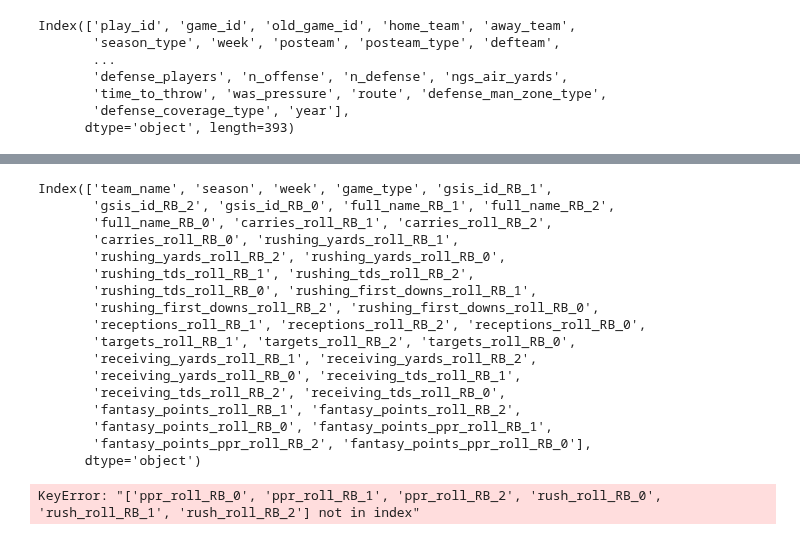
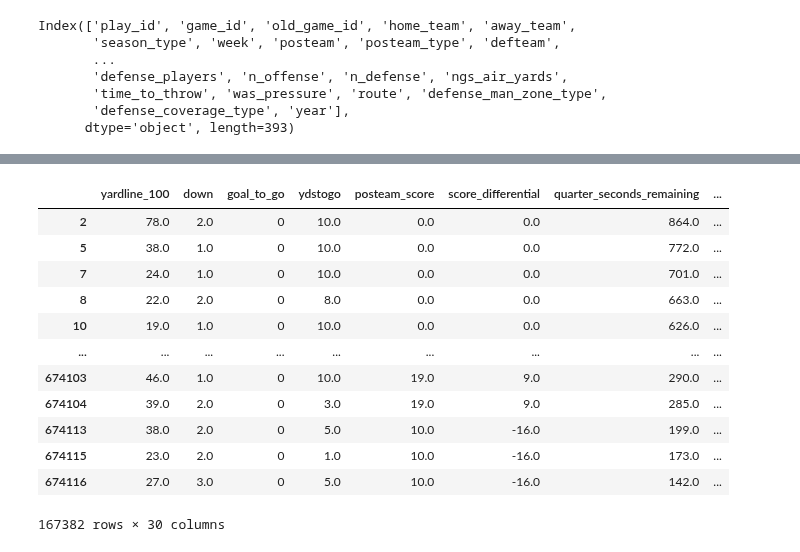
Before and after one commit to sharedw/NFL_sim, a Jupyter notebook: create_models.ipynb, the cells around one changed output, grey strips where cells are left out. Saved outputs shown, nothing was run; the diff lists cells and outputs as text; code cells hidden in the pictures.

```diff
--- a/create_models.ipynb
+++ b/create_models.ipynb
@@ -125,57 +99,62 @@ receiver_cols = ([x for x in team_receiver_stats.columns if 'ception' in x] +
 # %%
-team_rb_cols = 'carries_roll_RB_1', 'carries_roll_RB_2',
-       'carries_roll_RB_0', 'rushing_yards_roll_RB_1',
-       'rushing_yards_roll_RB_2', 'rushing_yards_roll_RB_0',
-       'rushing_tds_roll_RB_1', 'rushing_tds_roll_RB_2',
-       'rushing_tds_roll_RB_0', 'rushing_first_downs_roll_RB_1',
-       'rushing_first_downs_roll_RB_2', 'rushing_first_downs_roll_RB_0',
-       'receptions_roll_RB_1', 'receptions_roll_RB_2', 'receptions_roll_RB_0',
-       'targets_roll_RB_1', 'targets_roll_RB_2', 'targets_roll_RB_0',
-       'receiving_yards_roll_RB_1', 'receiving_yards_roll_RB_2',
-       'receiving_yards_roll_RB_0', 'receiving_tds_roll_RB_1',
-       'receiving_tds_roll_RB_2', 'receiving_tds_roll_RB_0',
-       'fantasy_points_roll_RB_1', 'fantasy_points_roll_RB_2',
-       'fantasy_points_roll_RB_0', 'fantasy_points_ppr_roll_RB_1',
-       'fantasy_points_ppr_roll_RB_2', 'fantasy_points_ppr_roll_RB_0']
-rusher_stats = ["ppr_roll", "rush_roll"]
+team_rb_cols = ['carries_roll_RB_1',
+ 'carries_roll_RB_2',
+ 'carries_roll_RB_0',
+ 'rushing_yards_roll_RB_1',
+ 'rushing_yards_roll_RB_2',
+ 'rushing_yards_roll_RB_0',
+ #'rushing_tds_roll_RB_1',
+ #'rushing_tds_roll_RB_2',
+ #'rushing_tds_roll_RB_0',
+ 'rushing_first_downs_roll_RB_1',
+ 'rushing_first_downs_roll_RB_2',
+ 'rushing_first_downs_roll_RB_0',
+ 'fantasy_points_roll_RB_1',
+ 'fantasy_points_roll_RB_2',
+ 'fantasy_points_roll_RB_0',
+ 'fantasy_points_ppr_roll_RB_1',
+ 'fantasy_points_ppr_roll_RB_2',
+ 'fantasy_points_ppr_roll_RB_0',
+ 'last_rusher_drive',
+ 'last_rusher_team']
 # %%
 def get_rusher_number(row):
     for i in range(3):
         if row[f"gsis_id_RB_{i}"] == row["rusher_id"]:
             return i
     return None
-# %%
-team_rb_stats.columns
-# %% [output]
-Index(['team_name', 'season', 'week', 'game_type', 'gsis_id_RB_1',
-       'gsis_id_RB_2', 'gsis_id_RB_0', 'full_name_RB_1', 'full_name_RB_2',
-       'full_name_RB_0', 'carries_roll_RB_1', 'carries_roll_RB_2',
-       'carries_roll_RB_0', 'rushing_yards_roll_RB_1',
-       'rushing_yards_roll_RB_2', 'rushing_yards_roll_RB_0',
-       'rushing_tds_roll_RB_1', 'rushing_tds_roll_RB_2',
-       'rushing_tds_roll_RB_0', 'rushing_first_downs_roll_RB_1',
-       'rushing_first_downs_roll_RB_2', 'rushing_first_downs_roll_RB_0',
-       'receptions_roll_RB_1', 'receptions_roll_RB_2', 'receptions_roll_RB_0',
-       'targets_roll_RB_1', 'targets_roll_RB_2', 'targets_roll_RB_0',
-       'receiving_yards_roll_RB_1', 'receiving_yards_roll_RB_2',
-       'receiving_yards_roll_RB_0', 'receiving_tds_roll_RB_1',
-       'receiving_tds_roll_RB_2', 'receiving_tds_roll_RB_0',
-       'fantasy_points_roll_RB_1', 'fantasy_points_roll_RB_2',
-       'fantasy_points_roll_RB_0', 'fantasy_points_ppr_roll_RB_1',
-       'fantasy_points_ppr_roll_RB_2', 'fantasy_points_ppr_roll_RB_0'],
-      dtype='object')
 # %%
 team_rb_stats = pd.read_csv("data/team_rb_stats.csv", index_col=0)
 comb = pbp.merge(
     team_rb_stats,
     left_on=["posteam", "season", "week"],
     right_on=["team_name", "season", "week"],
 )
 
 comb["rusher_depth_num"] = comb.apply(get_rusher_number, axis=1)
 rushes = comb.loc[(~comb.rusher_depth_num.isna()) & (~comb.yards_gained.isna())].copy(
     deep=True
 )
+rushes["last_rusher_drive"] = (
+    rushes.groupby(["game_id", "drive", "posteam"])["rusher_depth_num"]
+    .shift()
+    .fillna(-1)
+)
+rushes["last_rusher_team"] = (
+    rushes.groupby(["game_id", "posteam"])["rusher_depth_num"].shift().fillna(-1)
+)
 rushes[(game_context_cols + team_rb_cols)]
 # %% [output]
+|  | yardline_100 | down | goal_to_go | ydstogo | posteam_score | score_differential | quarter_seconds_remaining | ... |
+| 2 | 78.0 | 2.0 | 0 | 10.0 | 0.0 | 0.0 | 864.0 | ... |
+| 5 | 38.0 | 1.0 | 0 | 10.0 | 0.0 | 0.0 | 772.0 | ... |
+| 7 | 24.0 | 1.0 | 0 | 10.0 | 0.0 | 0.0 | 701.0 | ... |
+| 8 | 22.0 | 2.0 | 0 | 8.0 | 0.0 | 0.0 | 663.0 | ... |
+| 10 | 19.0 | 1.0 | 0 | 10.0 | 0.0 | 0.0 | 626.0 | ... |
+| ... | ... | ... | ... | ... | ... | ... | ... | ... |
+| 674103 | 46.0 | 1.0 | 0 | 10.0 | 19.0 | 9.0 | 290.0 | ... |
+| 674104 | 39.0 | 2.0 | 0 | 3.0 | 19.0 | 9.0 | 285.0 | ... |
+| 674113 | 38.0 | 2.0 | 0 | 5.0 | 10.0 | -16.0 | 199.0 | ... |
+| 674115 | 23.0 | 2.0 | 0 | 1.0 | 10.0 | -16.0 | 173.0 | ... |
+| 674116 | 27.0 | 3.0 | 0 | 5.0 | 10.0 | -16.0 | 142.0 | ... |
-KeyError: "['ppr_roll_RB_0', 'ppr_roll_RB_1', 'ppr_roll_RB_2', 'rush_roll_RB_0', 'rush_roll_RB_1', 'rush_roll_RB_2'] not in index"
+167382 rows × 30 columns
```
Also changed, not shown: parts of 48 cells of this notebook, 10 other files.
